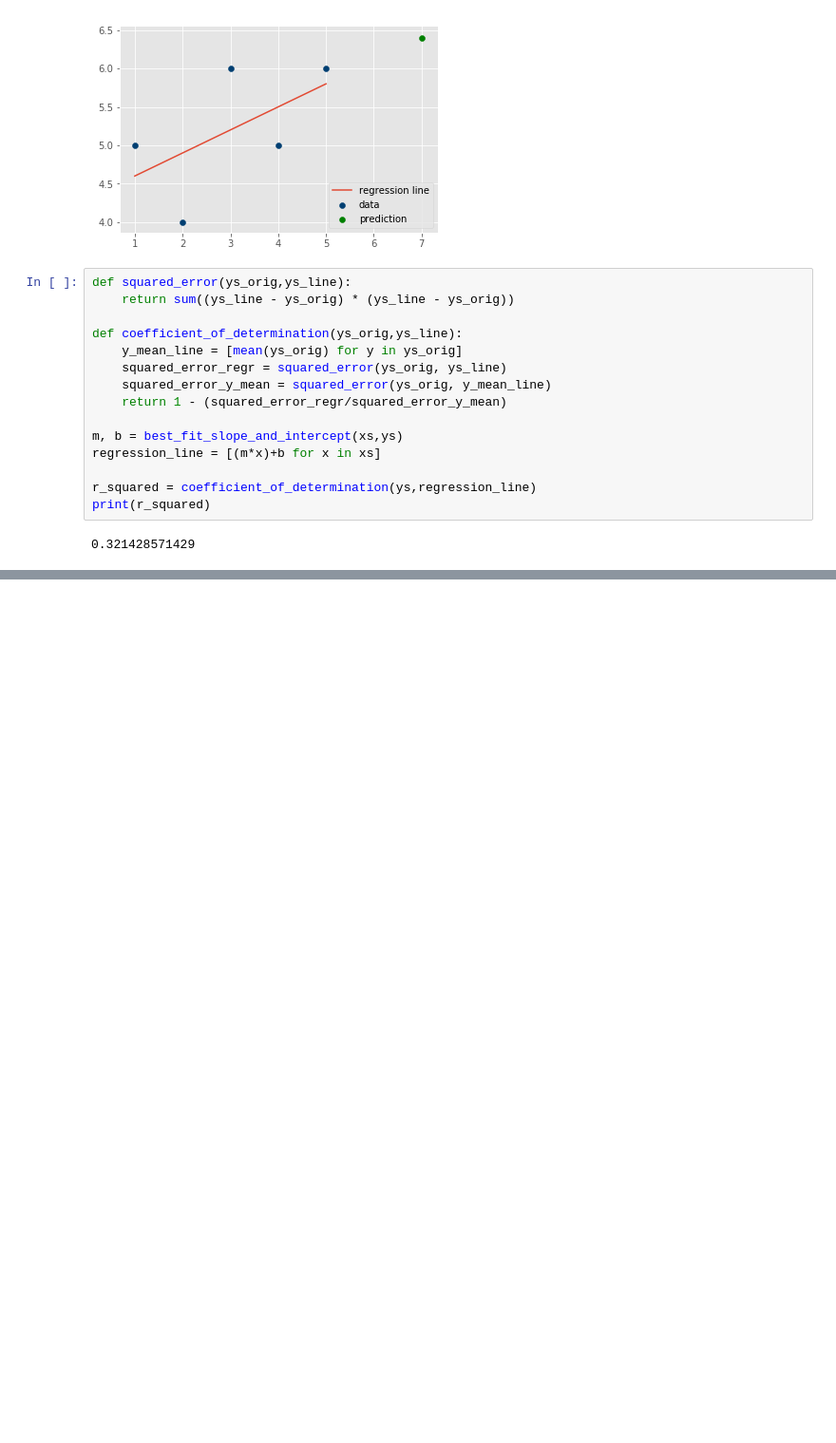
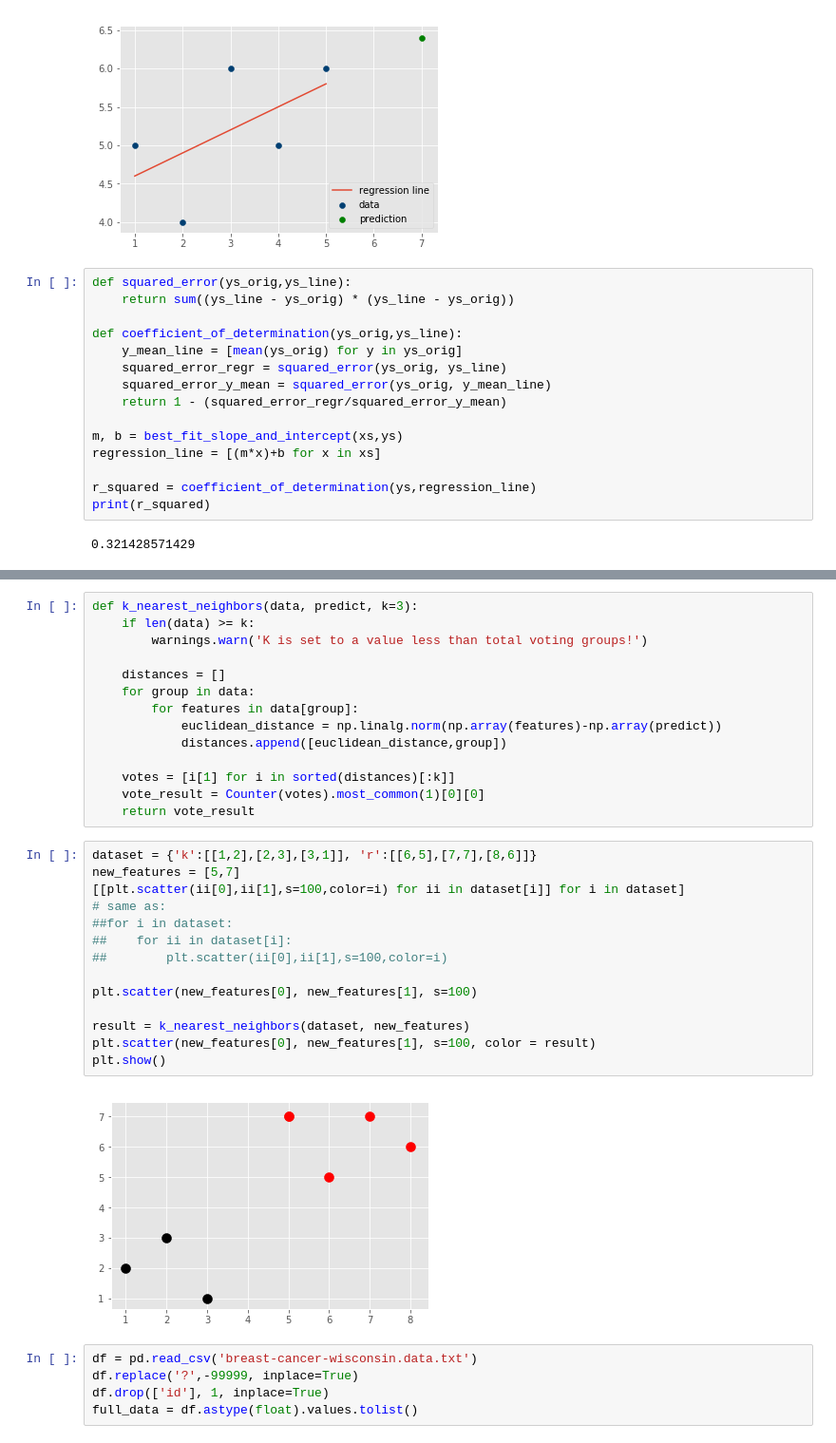
Before and after one commit to RileyWClarke/Machine-Learning-Practice, a Jupyter notebook: Machine Learning Tutorial.ipynb, the cells around one changed output, grey strips where cells are left out. Shown at 95% size. Saved outputs shown, nothing was run; the diff lists cells and outputs as text; blank space fills up the shorter version.

```diff
--- a/Machine Learning Tutorial.ipynb
+++ b/Machine Learning Tutorial.ipynb
@@ -191,0 +258,35 @@ r squared:  0.937141215738
+# %%
+def k_nearest_neighbors(data, predict, k=3):
+    if len(data) >= k:
+        warnings.warn('K is set to a value less than total voting groups!')
+
+    distances = []
+    for group in data:
+        for features in data[group]:
+            euclidean_distance = np.linalg.norm(np.array(features)-np.array(predict))
+            distances.append([euclidean_distance,group])
+
+    votes = [i[1] for i in sorted(distances)[:k]]
+    vote_result = Counter(votes).most_common(1)[0][0]
+    return vote_result
+# %%
+dataset = {'k':[[1,2],[2,3],[3,1]], 'r':[[6,5],[7,7],[8,6]]}
+new_features = [5,7]
+[[plt.scatter(ii[0],ii[1],s=100,color=i) for ii in dataset[i]] for i in dataset]
+# same as:
+##for i in dataset:
+##    for ii in dataset[i]:
+##        plt.scatter(ii[0],ii[1],s=100,color=i)
+
+plt.scatter(new_features[0], new_features[1], s=100)
+
+result = k_nearest_neighbors(dataset, new_features)
+plt.scatter(new_features[0], new_features[1], s=100, color = result)
+plt.show()
+# %% [output]
+[figure, added]
+# %%
+df = pd.read_csv('breast-cancer-wisconsin.data.txt')
+df.replace('?',-99999, inplace=True)
+df.drop(['id'], 1, inplace=True)
+full_data = df.astype(float).values.tolist()
```
Also changed, not shown: parts of 25 cells of this notebook, 3 other files.
